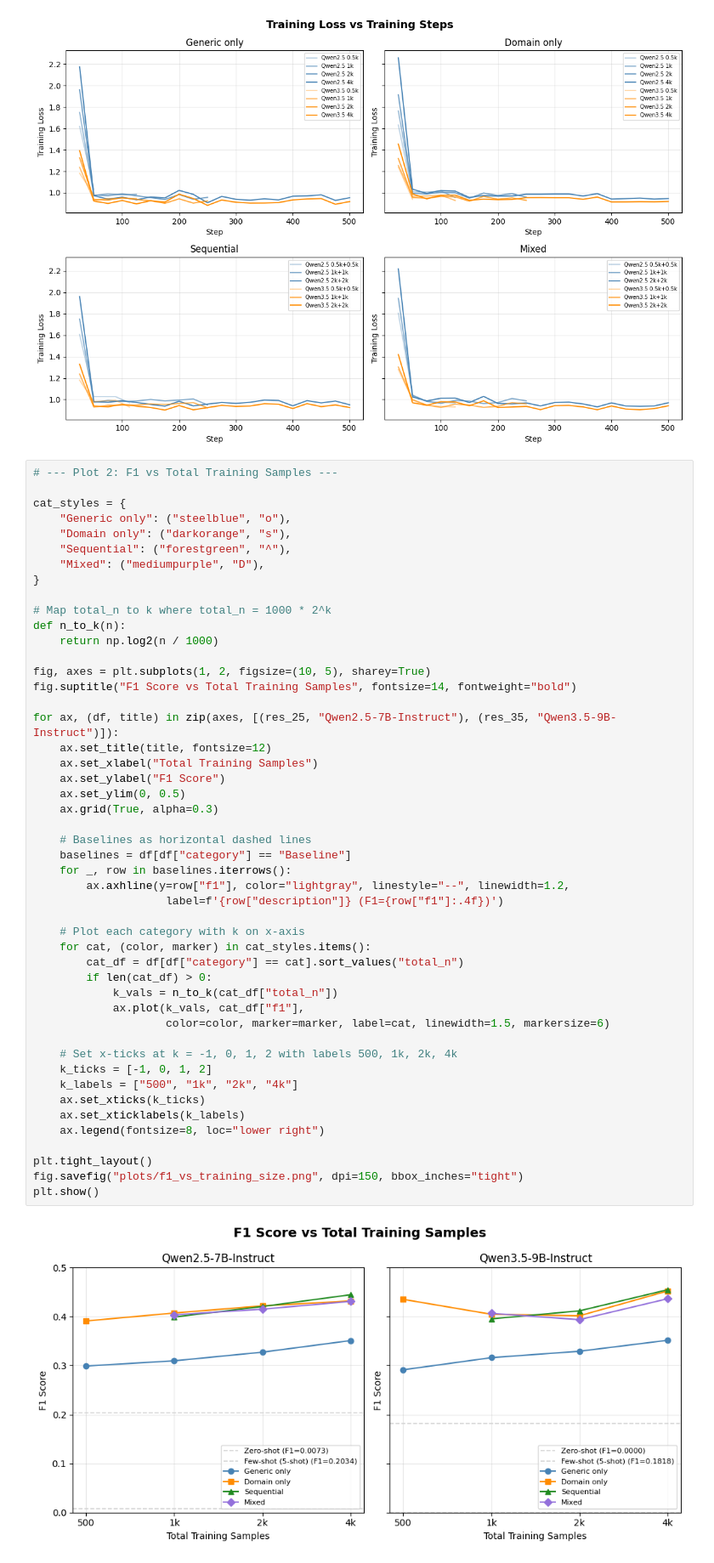
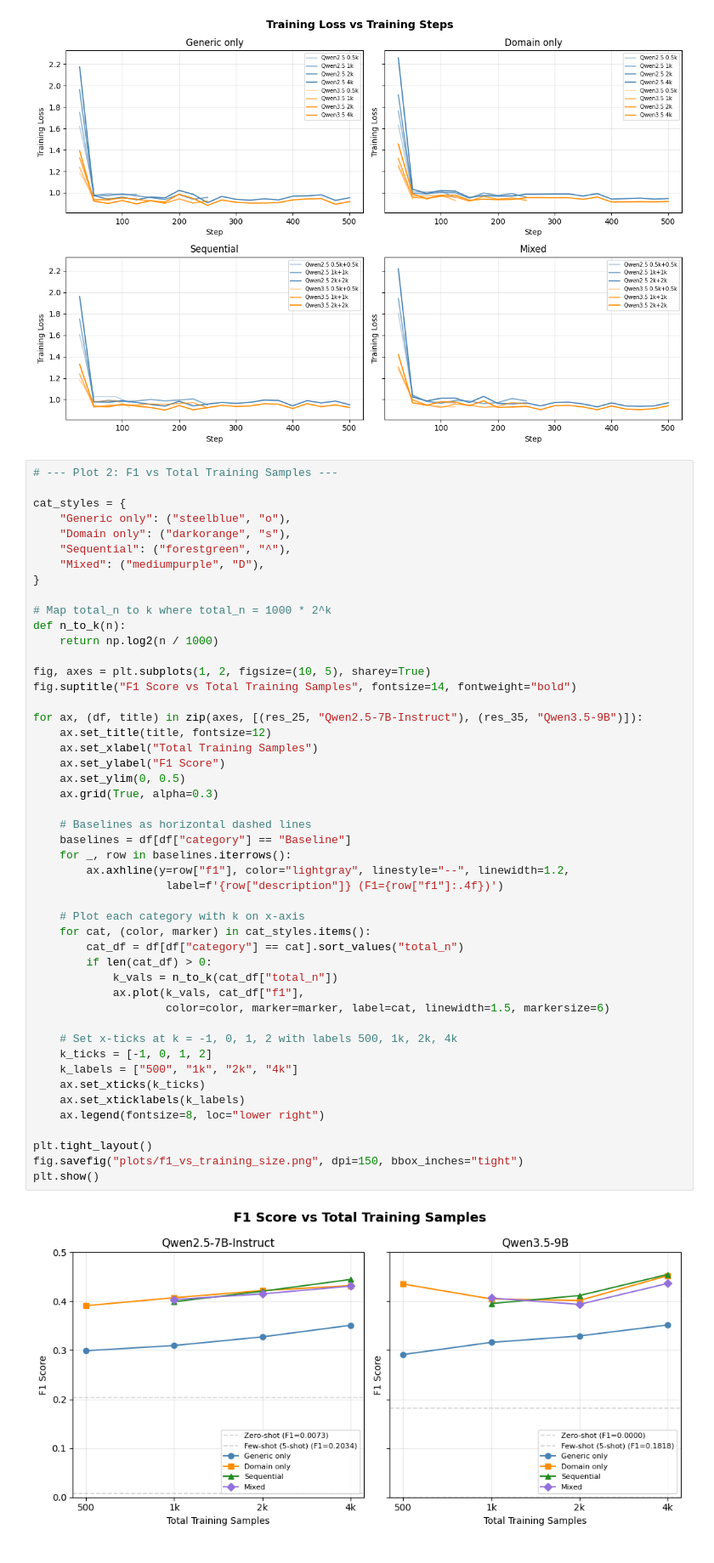
Before and after one commit to Dededon/stat359-project, a Jupyter notebook: comparison_plots.ipynb, the cells around one changed output. Shown at 85% size. Cells and saved outputs as stored; diff of their text form.

Commit message:
Update plot error

```diff
--- a/comparison_plots.ipynb
+++ b/comparison_plots.ipynb
@@ -138,39 +138,39 @@ def n_to_k(n):
 fig, axes = plt.subplots(1, 2, figsize=(10, 5), sharey=True)
 fig.suptitle("F1 Score vs Total Training Samples", fontsize=14, fontweight="bold")
 
-for ax, (df, title) in zip(axes, [(res_25, "Qwen2.5-7B-Instruct"), (res_35, "Qwen3.5-9B-Instruct")]):
+for ax, (df, title) in zip(axes, [(res_25, "Qwen2.5-7B-Instruct"), (res_35, "Qwen3.5-9B")]):
     ax.set_title(title, fontsize=12)
     ax.set_xlabel("Total Training Samples")
     ax.set_ylabel("F1 Score")
     ax.set_ylim(0, 0.5)
     ax.grid(True, alpha=0.3)
 
     # Baselines as horizontal dashed lines
     baselines = df[df["category"] == "Baseline"]
     for _, row in baselines.iterrows():
         ax.axhline(y=row["f1"], color="lightgray", linestyle="--", linewidth=1.2,
                     label=f'{row["description"]} (F1={row["f1"]:.4f})')
 
     # Plot each category with k on x-axis
     for cat, (color, marker) in cat_styles.items():
         cat_df = df[df["category"] == cat].sort_values("total_n")
         if len(cat_df) > 0:
             k_vals = n_to_k(cat_df["total_n"])
             ax.plot(k_vals, cat_df["f1"],
                     color=color, marker=marker, label=cat, linewidth=1.5, markersize=6)
 
     # Set x-ticks at k = -1, 0, 1, 2 with labels 500, 1k, 2k, 4k
     k_ticks = [-1, 0, 1, 2]
     k_labels = ["500", "1k", "2k", "4k"]
     ax.set_xticks(k_ticks)
     ax.set_xticklabels(k_labels)
     ax.legend(fontsize=8, loc="lower right")
 
 plt.tight_layout()
 fig.savefig("plots/f1_vs_training_size.png", dpi=150, bbox_inches="tight")
 plt.show()
 # %% [output]
-[figure, old version]
+[figure, new version]
 # %%
 # --- Plot 3: Ranking Bar Charts ---
 
```
Also changed, not shown: parts of 1 cell of this notebook, 3 other files.
